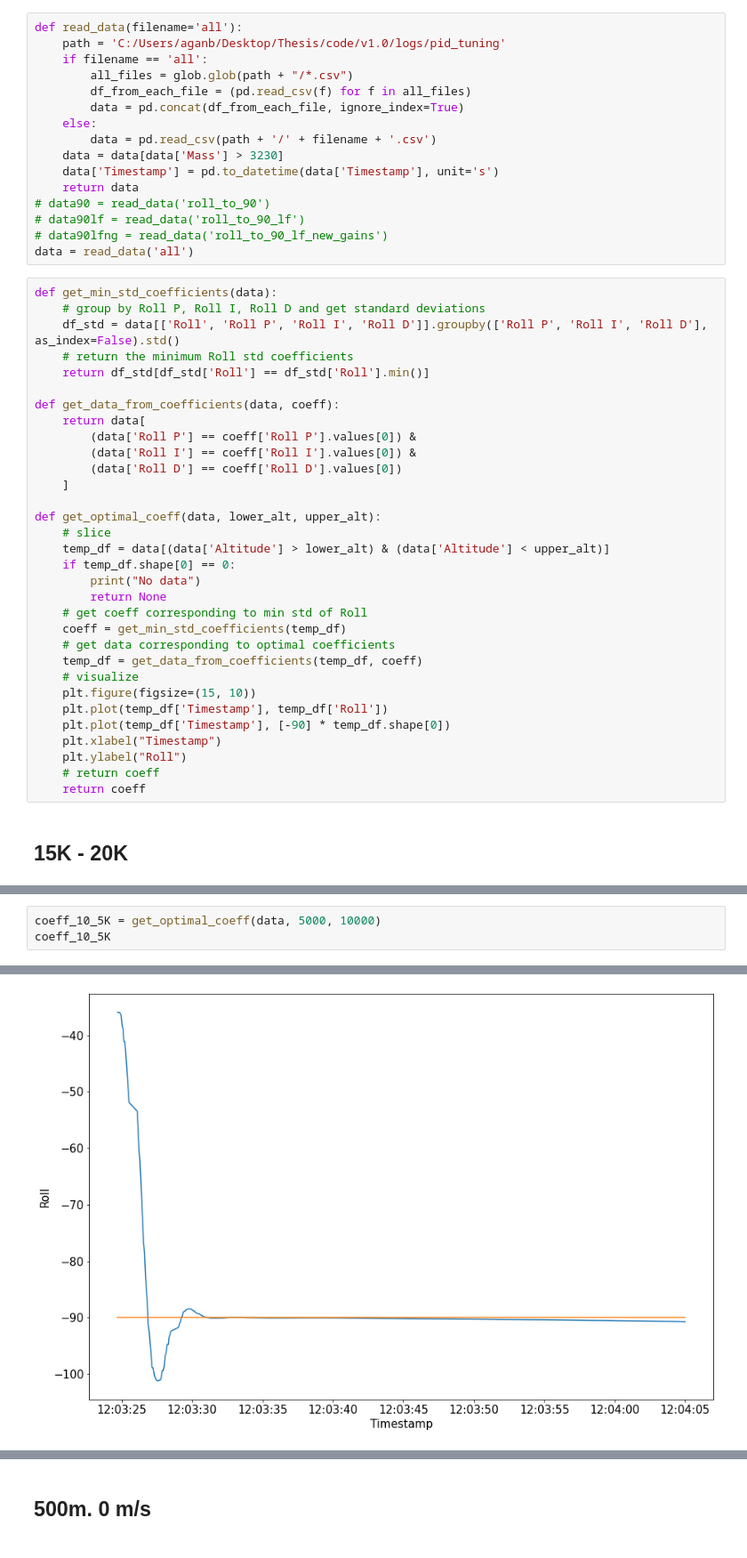
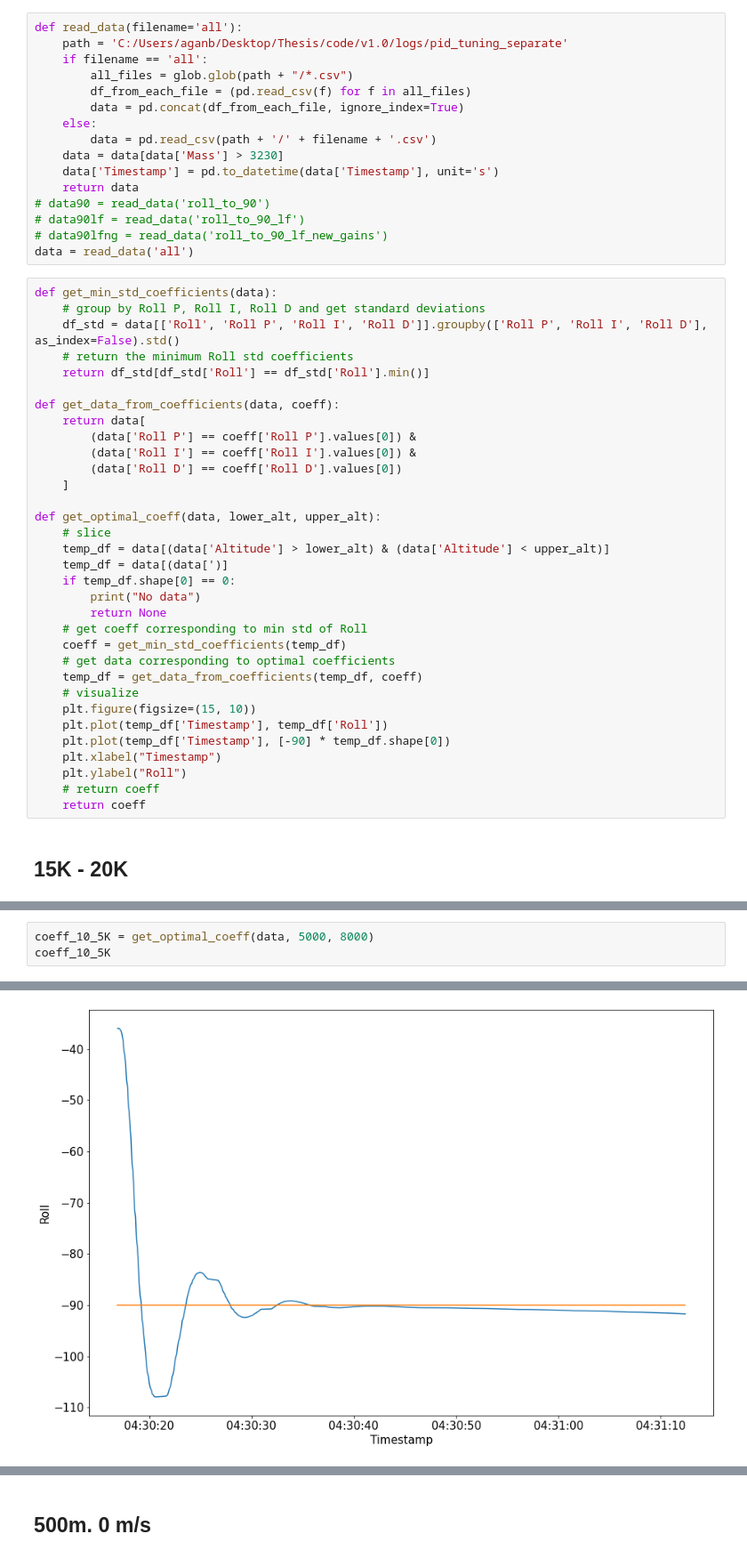
Before and after one commit to aliganbarov/KSP-MPC, a Jupyter notebook: analysis/pid_tuning/pid_tuning.ipynb, the cells around one changed output, grey strips where cells are left out. Shown at 89% size. Saved outputs shown, nothing was run; the diff lists cells and outputs as text.

Commit message:
PID tuning

```diff
--- a/analysis/pid_tuning/pid_tuning.ipynb
+++ b/analysis/pid_tuning/pid_tuning.ipynb
@@ -8,7 +8,7 @@ from sklearn.metrics import r2_score
 plt.rcParams.update({'font.size': 15})
 # %%
 def read_data(filename='all'):
-    path = 'C:/Users/aganb/Desktop/Thesis/code/v1.0/logs/pid_tuning'
+    path = 'C:/Users/aganb/Desktop/Thesis/code/v1.0/logs/pid_tuning_separate'
     if filename == 'all':
         all_files = glob.glob(path + "/*.csv")
         df_from_each_file = (pd.read_csv(f) for f in all_files)
@@ -39,6 +39,7 @@ def get_data_from_coefficients(data, coeff):
 def get_optimal_coeff(data, lower_alt, upper_alt):
     # slice
     temp_df = data[(data['Altitude'] > lower_alt) & (data['Altitude'] < upper_alt)]
+    temp_df = data[(data[')]
     if temp_df.shape[0] == 0:
         print("No data")
         return None
@@ -73,5 +74,5 @@ coeff_15_10K
 # %%
-coeff_10_5K = get_optimal_coeff(data, 5000, 10000)
+coeff_10_5K = get_optimal_coeff(data, 5000, 8000)
 coeff_10_5K
 # %% [output]
 |  | Roll P | Roll I | Roll D | Roll |
@@ -79 +80 @@ coeff_10_5K
-[figure, old version]
+[figure, new version]
```
Also changed, not shown: parts of 4 cells of this notebook, 2 other files.
